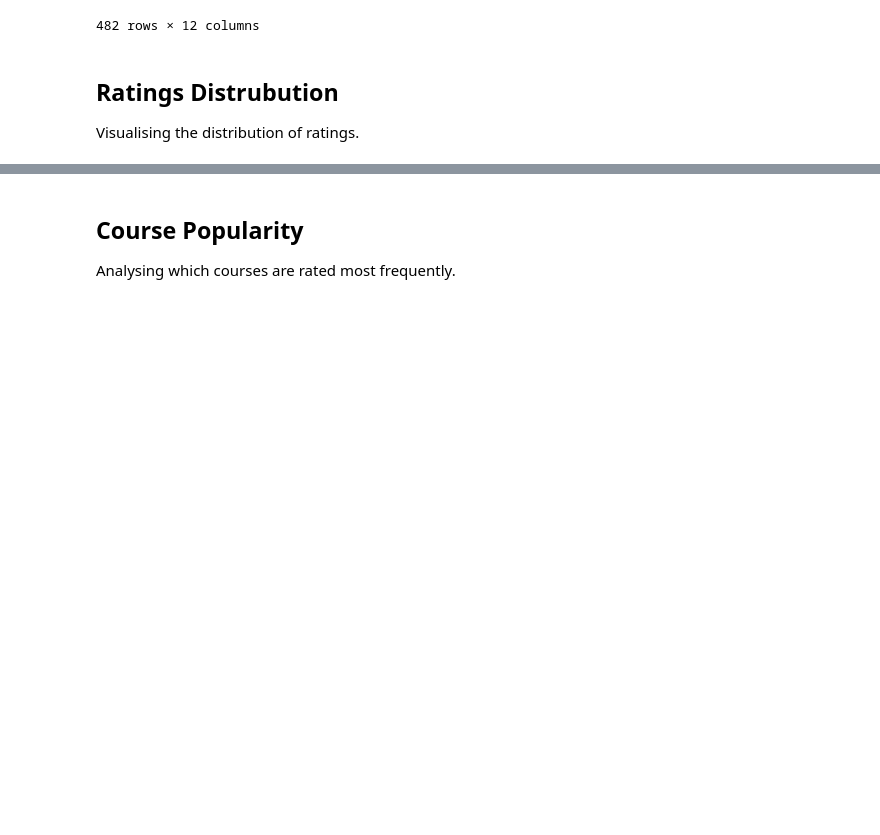
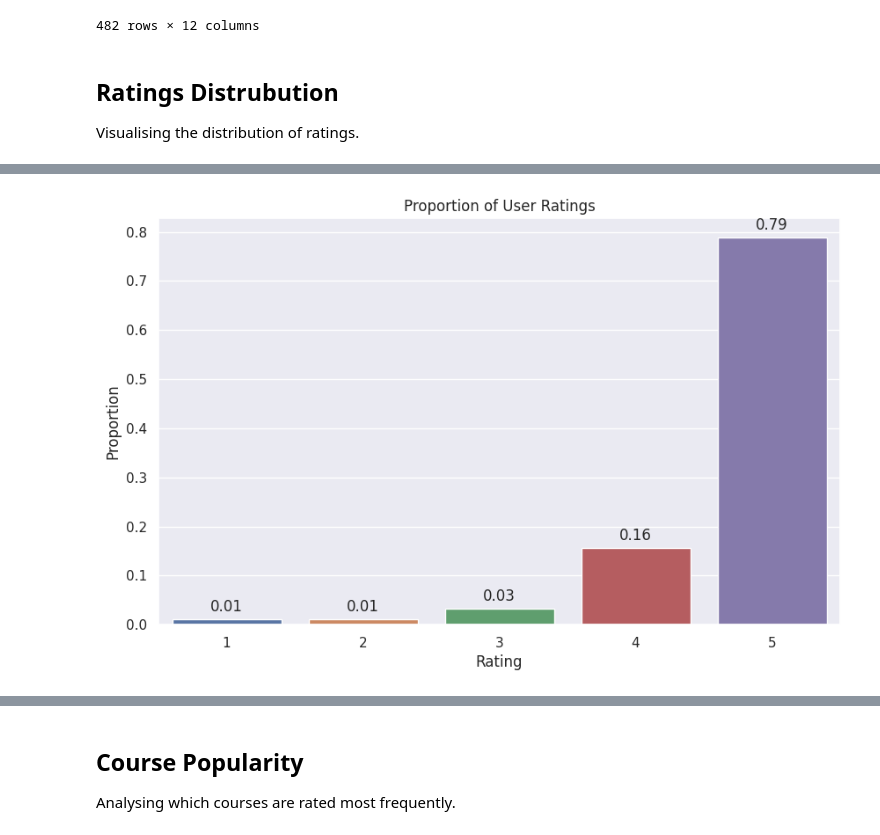
Before and after one commit to franciszac-dlc/comp9727-project, a Jupyter notebook: notebooks/BasicEDA.ipynb, the cells around one changed output, grey strips where cells are left out. Saved outputs shown, nothing was run; the diff lists cells and outputs as text; code cells hidden in the pictures; blank space fills up the shorter version.

```diff
--- a/notebooks/BasicEDA.ipynb
+++ b/notebooks/BasicEDA.ipynb
@@ -85,0 +115,21 @@ plt.show()
+# %%
+rating_proportions = df_ratings['rating'].value_counts(normalize=True)
+
+# Create a bar plot for the rating proportions
+plt.figure(figsize=(10, 6))
+ax = sns.barplot(x=rating_proportions.index, y=rating_proportions.values, order=range(1, 6))
+plt.title('Proportion of User Ratings')
+plt.xlabel('Rating')
+plt.ylabel('Proportion')
+
+# Display the proportion on the bars
+for p in ax.patches:
+    ax.annotate(format(p.get_height(), '.2f'),
+                (p.get_x() + p.get_width() / 2., p.get_height()),
+                ha = 'center', va = 'center',
+                xytext = (0, 10),
+                textcoords = 'offset points')
+
+plt.show()
+# %% [output]
+[figure, added]
```
Also changed, not shown: parts of 16 cells of this notebook, 3 other files.
